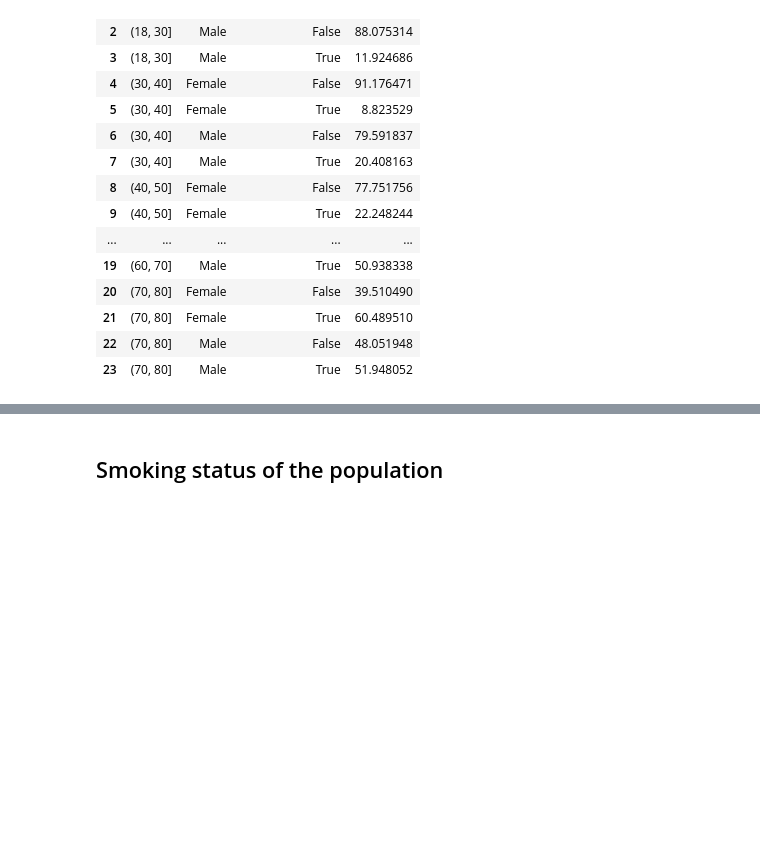
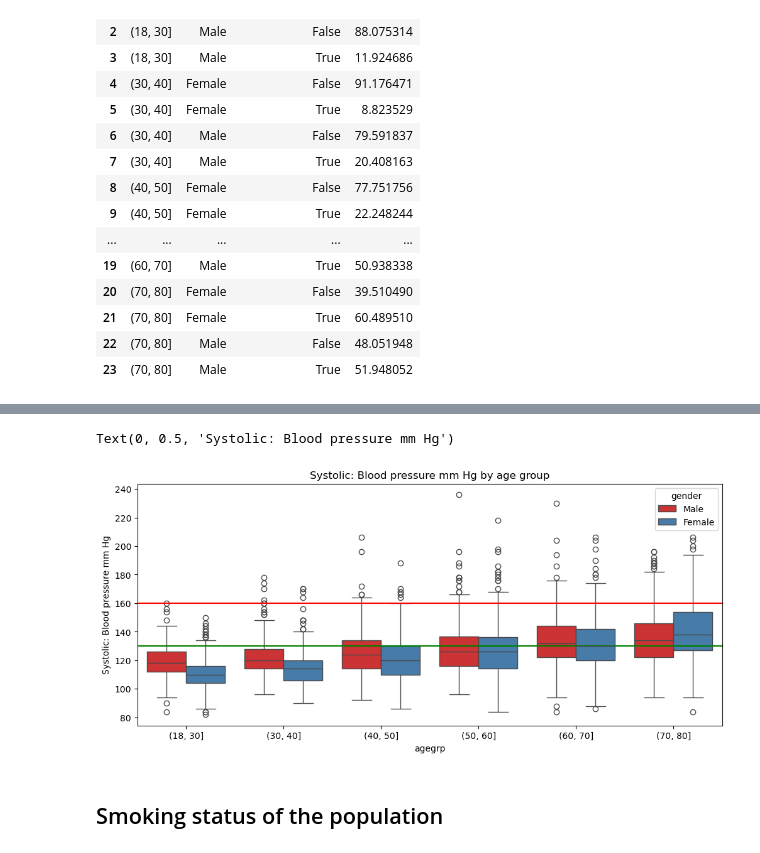
Before and after one commit to jahokas/statistics, a Jupyter notebook: nhanes_study.ipynb, the cells around one changed output, grey strips where cells are left out. Saved outputs shown, nothing was run; the diff lists cells and outputs as text; code cells hidden in the pictures; blank space fills up the shorter version.

```diff
--- a/nhanes_study.ipynb
+++ b/nhanes_study.ipynb
@@ -232,3 +217,13 @@ plt.grid(True)
+# %%
+plt.figure(figsize=(12, 5))
+sns.boxplot(x="agegrp", y="BPXSY1", hue="gender", data=da, palette="Set1")
+plt.title("Systolic: Blood pressure mm Hg by age group")
+plt.axhline(y=130,  color="green")
+plt.axhline(y=160,  color="red")
+plt.ylabel('Systolic: Blood pressure mm Hg')
+# %% [output]
+Text(0, 0.5, 'Systolic: Blood pressure mm Hg')
+[figure, added]
 # %% [markdown]
 ## Smoking status of the population
 # %%
```
Also changed, not shown: parts of 36 cells of this notebook.
